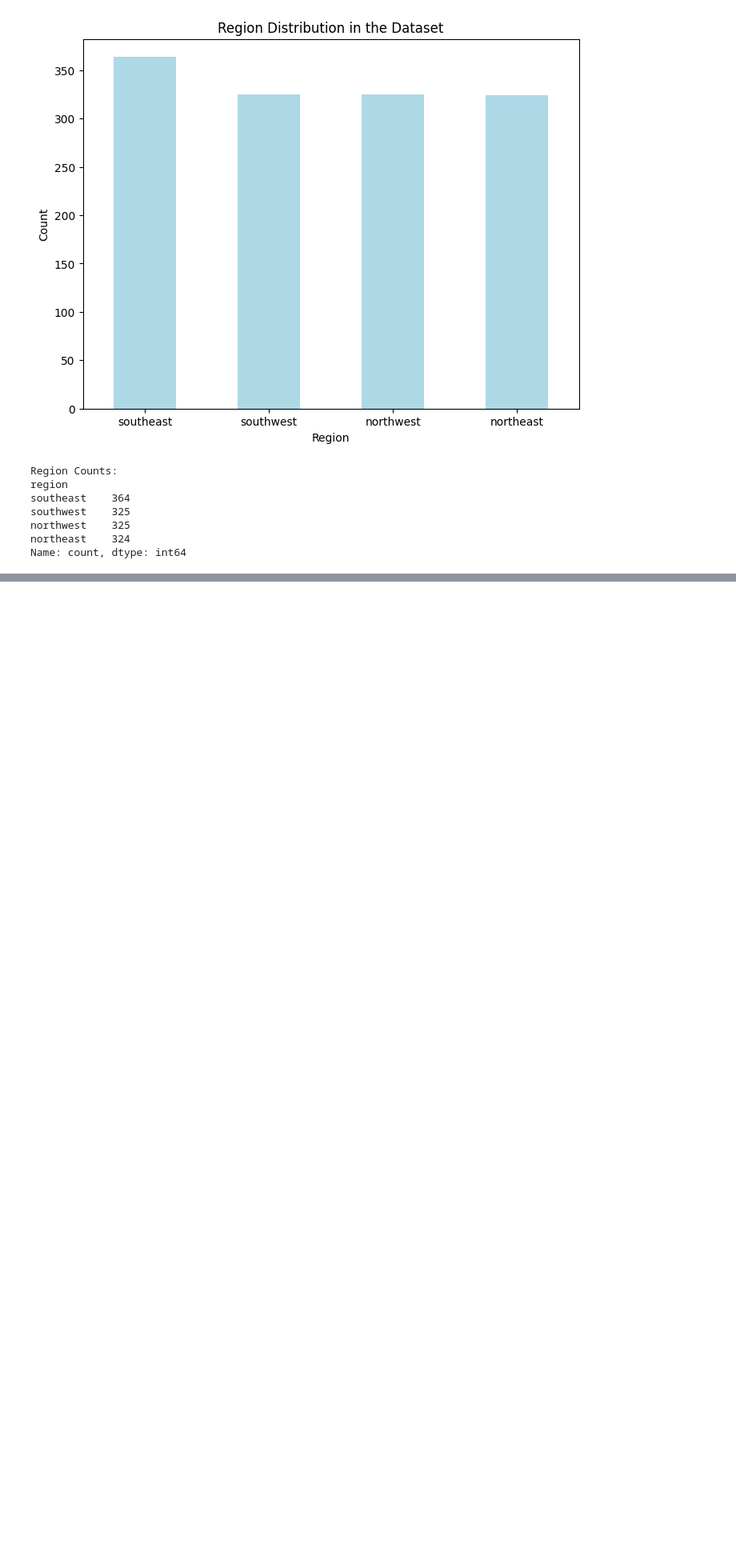
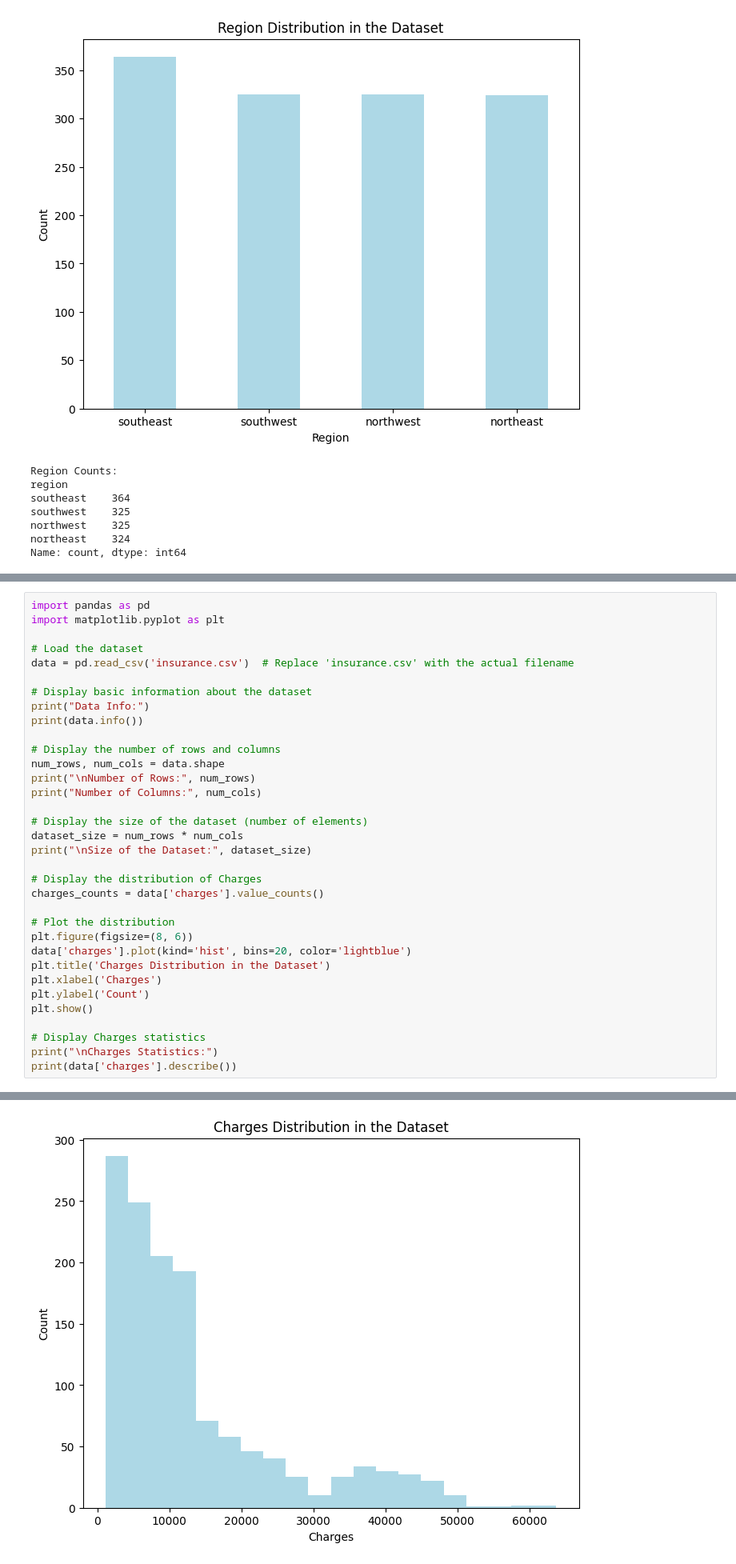
Before and after one commit to dhelms33/CS39AA-Project-DH, a Jupyter notebook: project_part1.ipynb, the cells around one changed output, grey strips where cells are left out. Shown at 80% size. Saved outputs shown, nothing was run; the diff lists cells and outputs as text; blank space fills up the shorter version.

Commit message:
Added charges section

```diff
--- a/project_part1.ipynb
+++ b/project_part1.ipynb
@@ -243,0 +248,35 @@ Name: count, dtype: int64
+# %%
+import pandas as pd
+import matplotlib.pyplot as plt
+
+# Load the dataset
+data = pd.read_csv('insurance.csv')  # Replace 'insurance.csv' with the actual filename
+
+# Display basic information about the dataset
+print("Data Info:")
+print(data.info())
+
+# Display the number of rows and columns
+num_rows, num_cols = data.shape
+print("\nNumber of Rows:", num_rows)
+print("Number of Columns:", num_cols)
+
+# Display the size of the dataset (number of elements)
+dataset_size = num_rows * num_cols
+print("\nSize of the Dataset:", dataset_size)
+
+# Display the distribution of Charges
+charges_counts = data['charges'].value_counts()
+
+# Plot the distribution
+plt.figure(figsize=(8, 6))
+data['charges'].plot(kind='hist', bins=20, color='lightblue')
+plt.title('Charges Distribution in the Dataset')
+plt.xlabel('Charges')
+plt.ylabel('Count')
+plt.show()
+
+# Display Charges statistics
+print("\nCharges Statistics:")
+print(data['charges'].describe())
+# %% [output]
@@ -243,0 +300 @@ Name: count, dtype: int64
+[figure, added]
```
Also changed, not shown: parts of 4 cells of this notebook.
